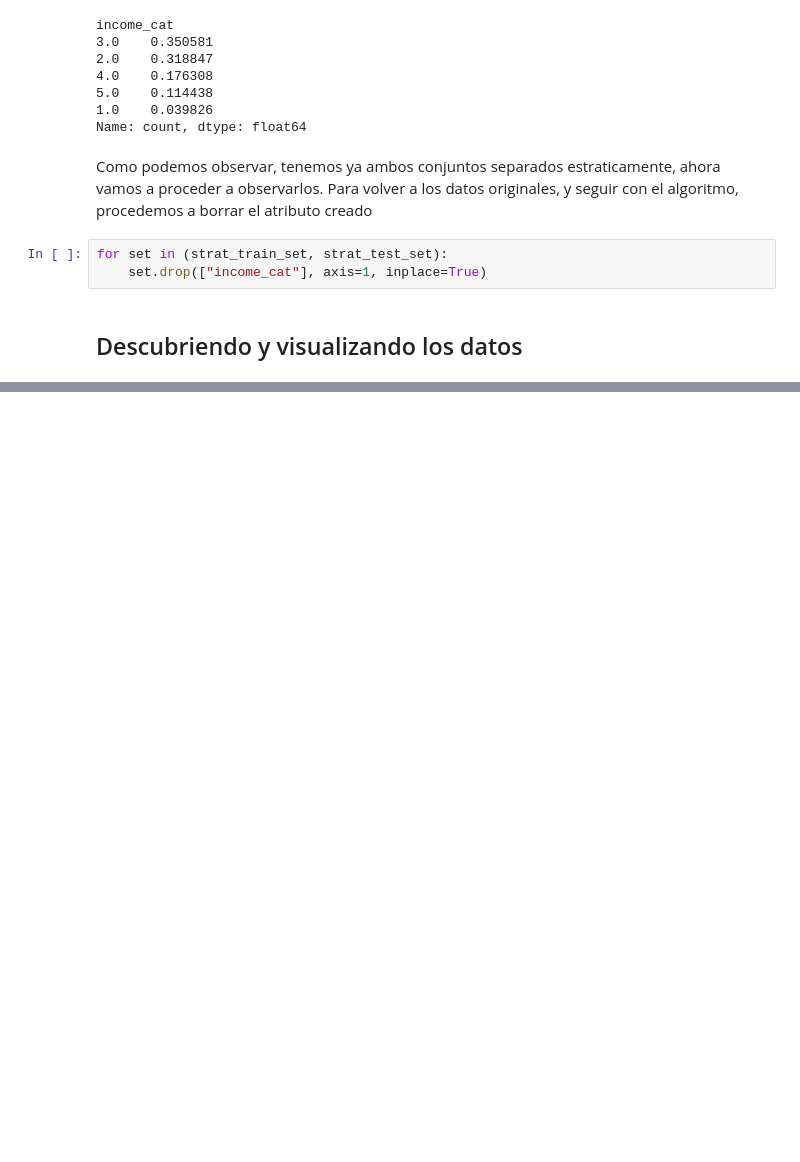
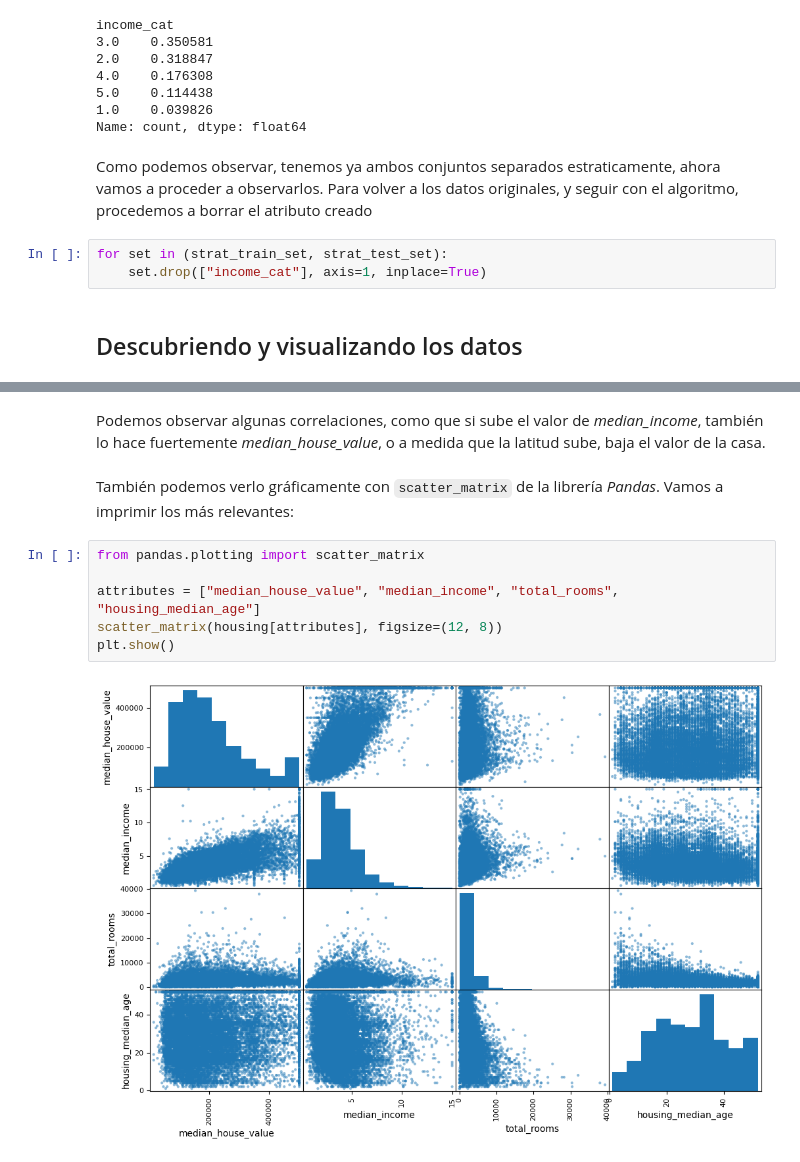
Before and after one commit to 100475206/housing_predictions, a Jupyter notebook: Housing_pred.ipynb, the cells around one changed output, grey strips where cells are left out. Saved outputs shown, nothing was run; the diff lists cells and outputs as text; blank space fills up the shorter version.

```diff
--- a/Housing_pred.ipynb
+++ b/Housing_pred.ipynb
@@ -182,0 +234,12 @@ for set in (strat_train_set, strat_test_set):
+# %% [markdown]
+Podemos observar algunas correlaciones, como que si sube el valor de *median_income*, también lo hace fuertemente *median_house_value*, o a medida que la latitud sube, baja el valor de la casa.
+# %% [markdown]
+También podemos verlo gráficamente con `scatter_matrix` de la librería *Pandas*. Vamos a imprimir los más relevantes:
+# %%
+from pandas.plotting import scatter_matrix
+
+attributes = ["median_house_value", "median_income", "total_rooms", "housing_median_age"]
+scatter_matrix(housing[attributes], figsize=(12, 8))
+plt.show()
+# %% [output]
+[figure, added]
```
Also changed, not shown: parts of 48 cells of this notebook.
